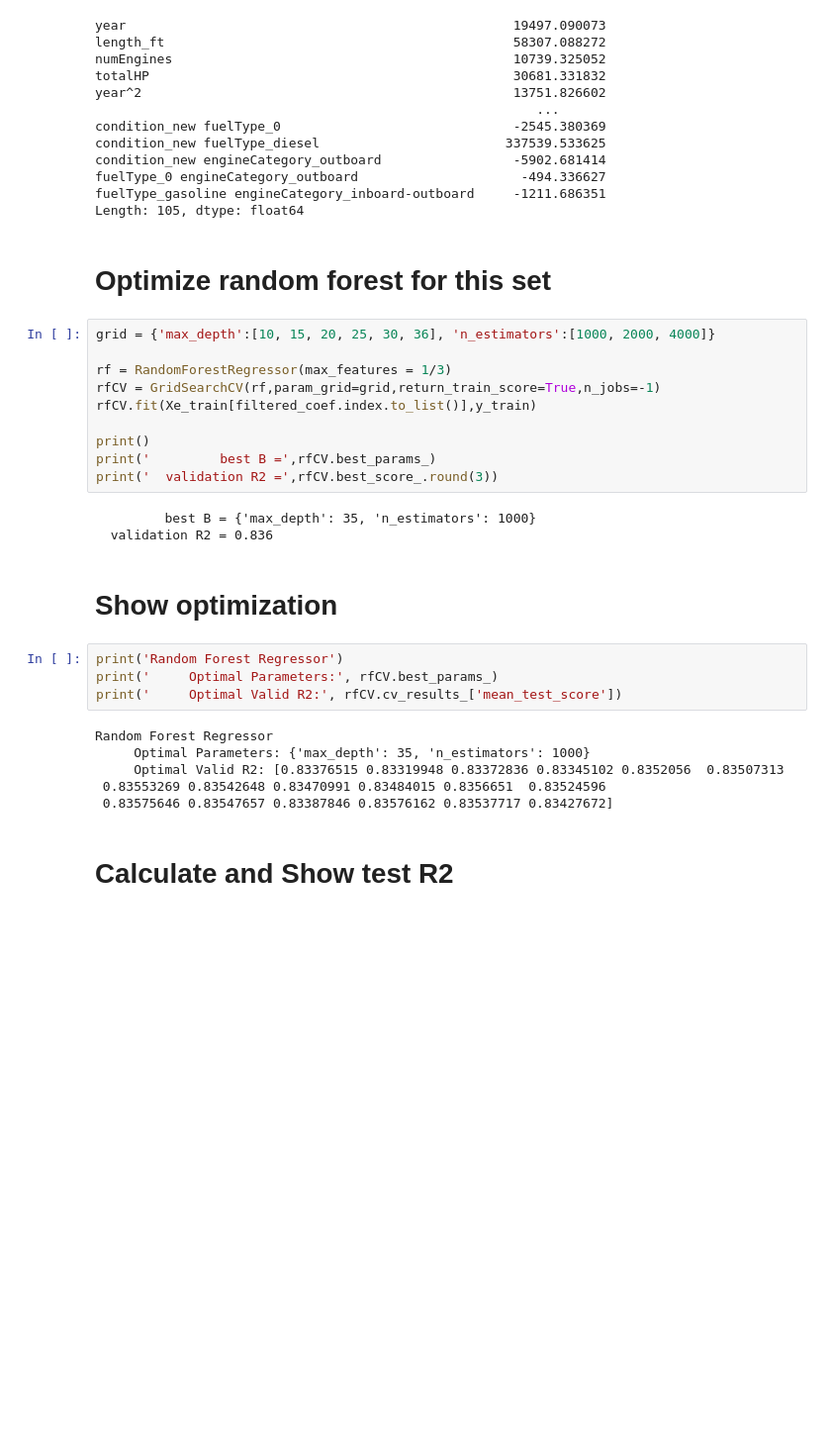
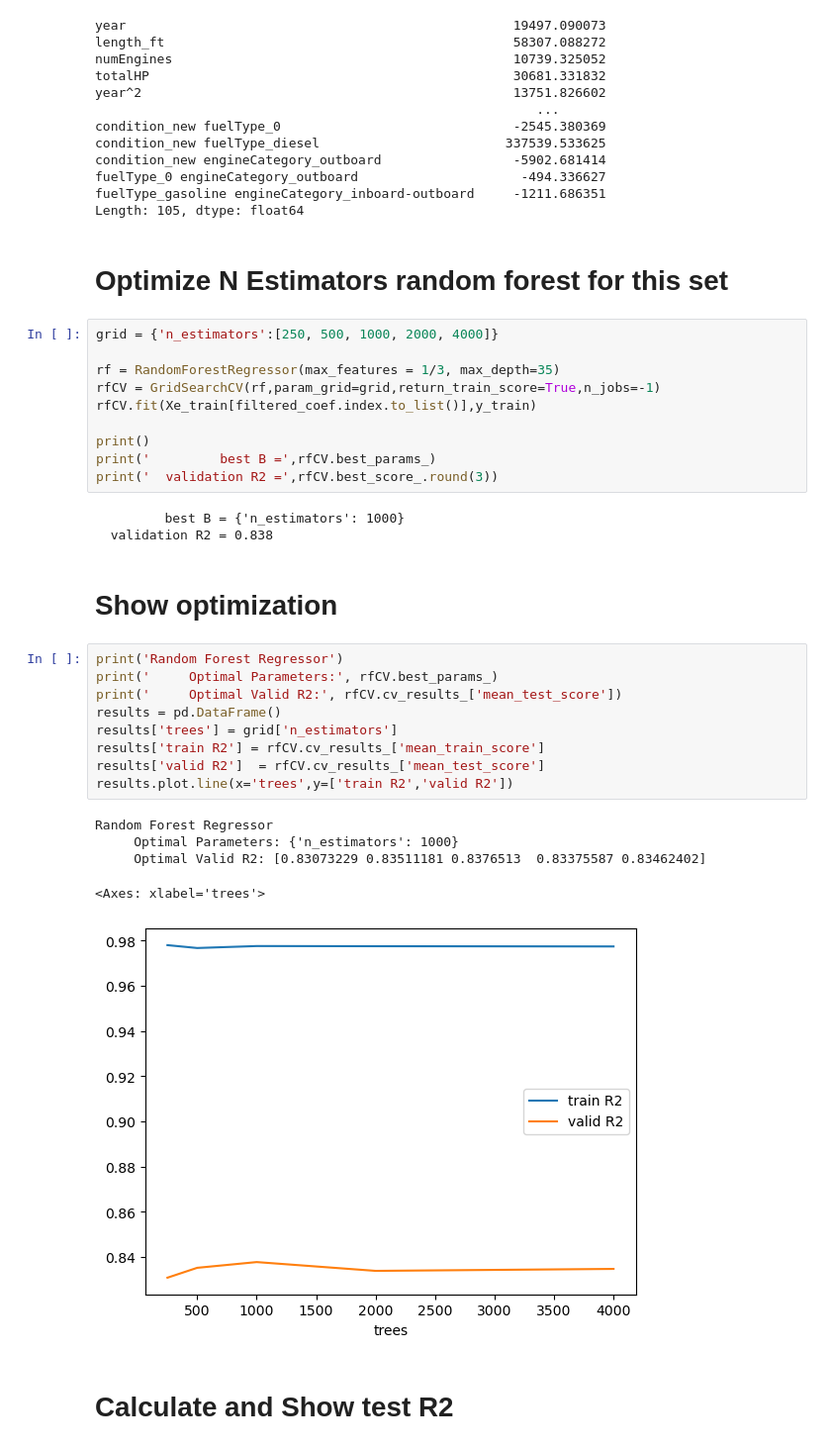
Before and after one commit to rhit-schrocjq/CSSE415-FinalProject, a Jupyter notebook: Final Model.ipynb, the cells around one changed output. Shown at 99% size. Saved outputs shown, nothing was run; the diff lists cells and outputs as text; blank space fills up the shorter version.

```diff
--- a/Final Model.ipynb
+++ b/Final Model.ipynb
@@ -150,11 +150,11 @@ fuelType_0 engineCategory_outboard                     -494.336627
 fuelType_gasoline engineCategory_inboard-outboard     -1211.686351
 Length: 105, dtype: float64
 # %% [markdown]
-# Optimize random forest for this set
+# Optimize N Estimators random forest for this set
 # %%
-grid = {'max_depth':[10, 15, 20, 25, 30, 36], 'n_estimators':[1000, 2000, 4000]}
+grid = {'n_estimators':[250, 500, 1000, 2000, 4000]}
 
-rf = RandomForestRegressor(max_features = 1/3)
+rf = RandomForestRegressor(max_features = 1/3, max_depth=35)
 rfCV = GridSearchCV(rf,param_grid=grid,return_train_score=True,n_jobs=-1)
 rfCV.fit(Xe_train[filtered_coef.index.to_list()],y_train)
 
@@ -162,20 +162,25 @@ print()
 print('         best B =',rfCV.best_params_)
 print('  validation R2 =',rfCV.best_score_.round(3))
 # %% [output]
-         best B = {'max_depth': 35, 'n_estimators': 1000}
-  validation R2 = 0.836
+         best B = {'n_estimators': 1000}
+  validation R2 = 0.838
 # %% [markdown]
 # Show optimization
 # %%
 print('Random Forest Regressor')
 print('     Optimal Parameters:', rfCV.best_params_)
 print('     Optimal Valid R2:', rfCV.cv_results_['mean_test_score'])
+results = pd.DataFrame()
+results['trees'] = grid['n_estimators']
+results['train R2'] = rfCV.cv_results_['mean_train_score']
+results['valid R2']  = rfCV.cv_results_['mean_test_score']
+results.plot.line(x='trees',y=['train R2','valid R2'])
 # %% [output]
 Random Forest Regressor
-     Optimal Parameters: {'max_depth': 35, 'n_estimators': 1000}
-     Optimal Valid R2: [0.83376515 0.83319948 0.83372836 0.83345102 0.8352056  0.83507313
- 0.83553269 0.83542648 0.83470991 0.83484015 0.8356651  0.83524596
- 0.83575646 0.83547657 0.83387846 0.83576162 0.83537717 0.83427672]
+     Optimal Parameters: {'n_estimators': 1000}
+     Optimal Valid R2: [0.83073229 0.83511181 0.8376513  0.83375587 0.83462402]
+<Axes: xlabel='trees'>
+[figure, added]
 # %% [markdown]
 # Calculate and Show test R2
 # %%
```
Also changed, not shown: parts of 3 cells of this notebook.
